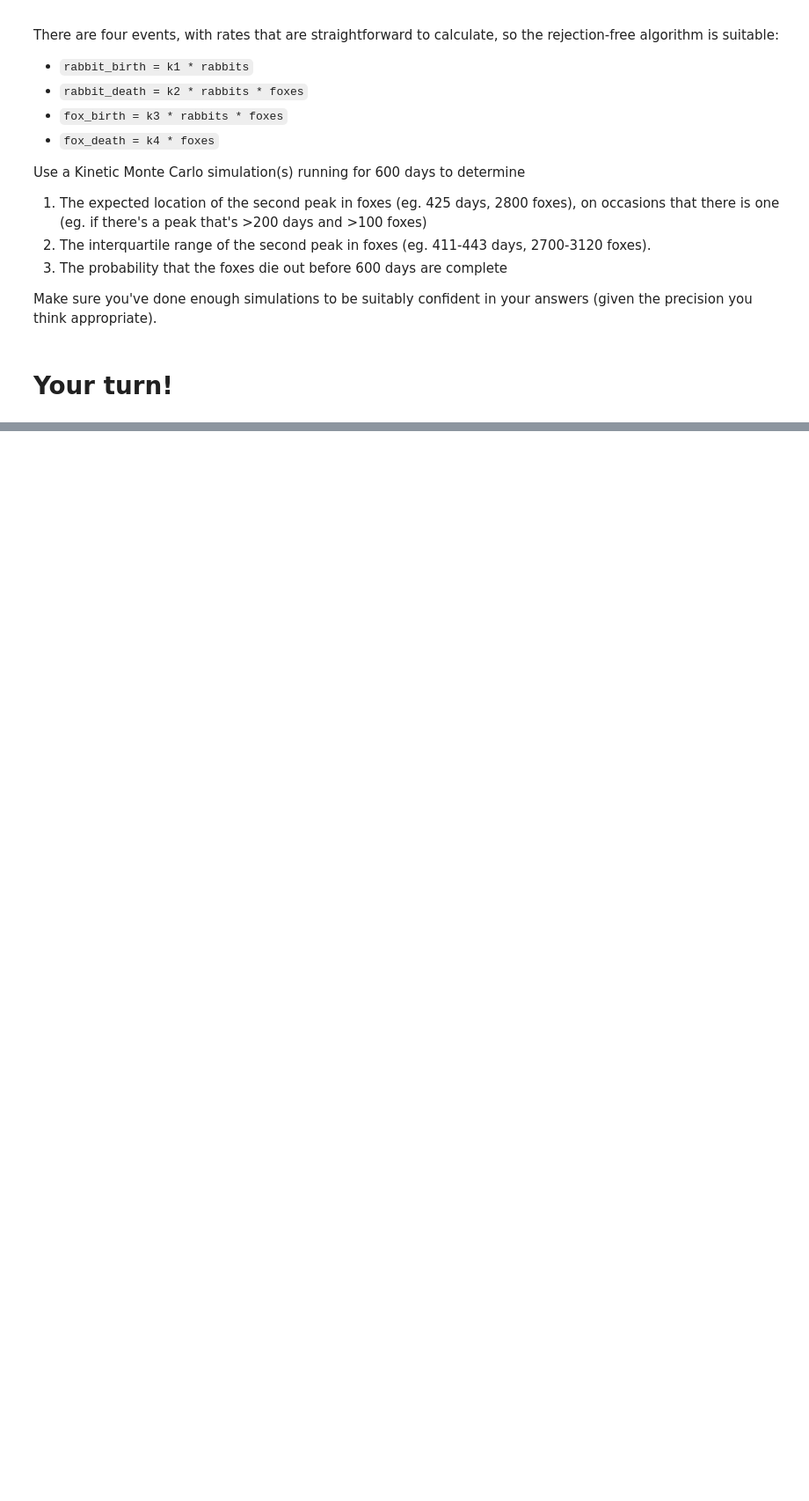
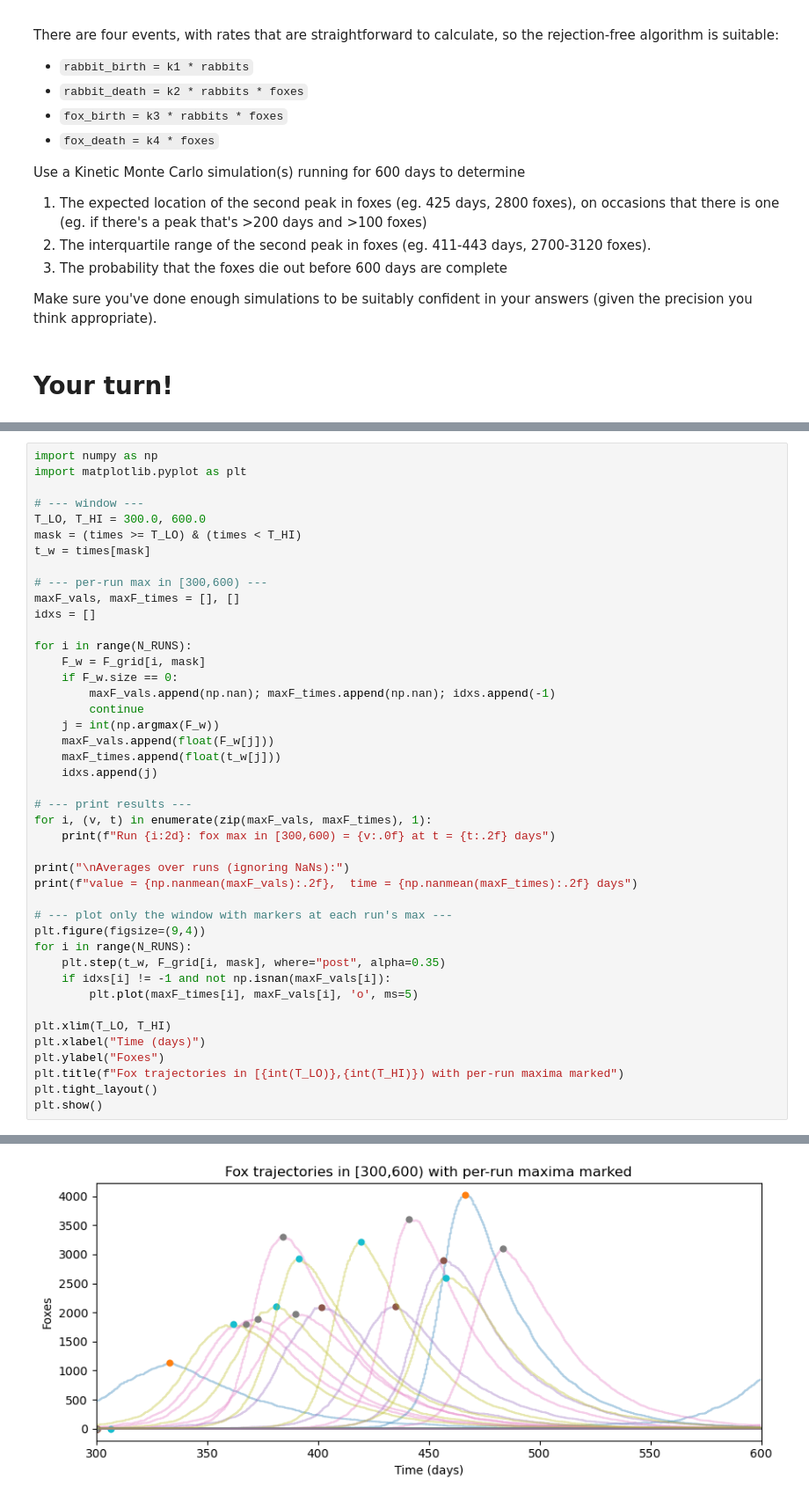
Before and after one commit to CHME5137/KMC, a Jupyter notebook: rabbits-and-foxes-kmc-question.ipynb, the cells around one changed output, grey strips where cells are left out. Shown at 88% size. Saved outputs shown, nothing was run; the diff lists cells and outputs as text; blank space fills up the shorter version.

```diff
--- a/rabbits-and-foxes-kmc-question.ipynb
+++ b/rabbits-and-foxes-kmc-question.ipynb
@@ -161,0 +200,44 @@ plt.plot()
+# %%
+import numpy as np
+import matplotlib.pyplot as plt
+
+# --- window ---
+T_LO, T_HI = 300.0, 600.0
+mask = (times >= T_LO) & (times < T_HI)
+t_w = times[mask]
+
+# --- per-run max in [300,600) ---
+maxF_vals, maxF_times = [], []
+idxs = []
+
+for i in range(N_RUNS):
+    F_w = F_grid[i, mask]
+    if F_w.size == 0:
+        maxF_vals.append(np.nan); maxF_times.append(np.nan); idxs.append(-1)
+        continue
+    j = int(np.argmax(F_w))
+    maxF_vals.append(float(F_w[j]))
+    maxF_times.append(float(t_w[j]))
+    idxs.append(j)
+
+# --- print results ---
+for i, (v, t) in enumerate(zip(maxF_vals, maxF_times), 1):
+    print(f"Run {i:2d}: fox max in [300,600) = {v:.0f} at t = {t:.2f} days")
+
+print("\nAverages over runs (ignoring NaNs):")
+print(f"value = {np.nanmean(maxF_vals):.2f},  time = {np.nanmean(maxF_times):.2f} days")
+
+# --- plot only the window with markers at each run's max ---
+plt.figure(figsize=(9,4))
+for i in range(N_RUNS):
+    plt.step(t_w, F_grid[i, mask], where="post", alpha=0.35)
+    if idxs[i] != -1 and not np.isnan(maxF_vals[i]):
+        plt.plot(maxF_times[i], maxF_vals[i], 'o', ms=5)
+
+plt.xlim(T_LO, T_HI)
+plt.xlabel("Time (days)")
+plt.ylabel("Foxes")
+plt.title(f"Fox trajectories in [{int(T_LO)},{int(T_HI)}) with per-run maxima marked")
+plt.tight_layout()
+plt.show()
+# %% [output]
@@ -161,0 +261 @@ plt.plot()
+[figure, added]
```
Also changed, not shown: parts of 11 cells of this notebook.
